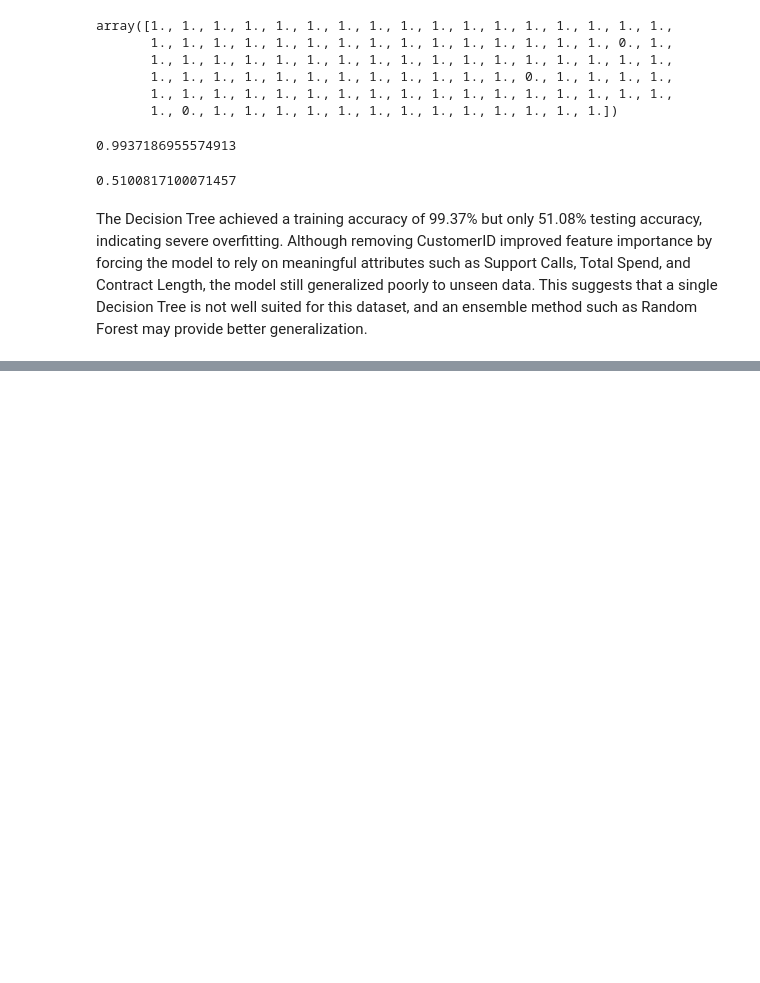
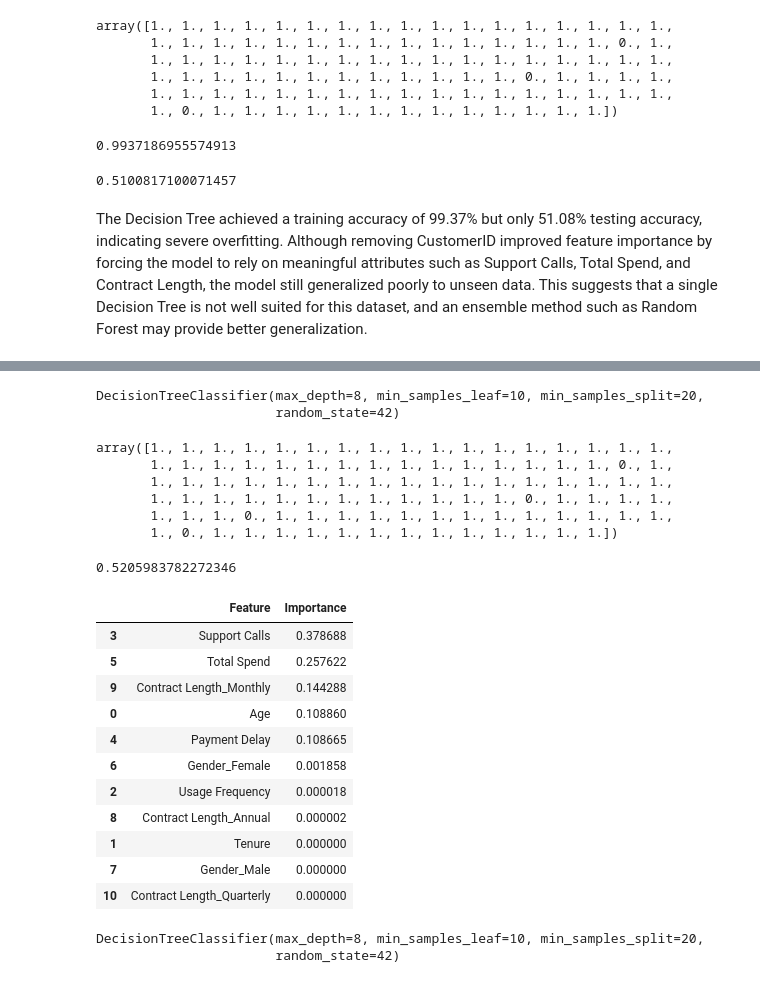
Before and after one commit to mustafagohar-sp/AI-ML-Internship, a Jupyter notebook: Week 2/customer_churn_dt.ipynb, the cells around one changed output, grey strips where cells are left out. Drawn from its saved outputs; the diff is of its cells as text; code cells hidden in the pictures; blank space fills up the shorter version.

```diff
--- a/Week 2/customer_churn_dt.ipynb
+++ b/Week 2/customer_churn_dt.ipynb
@@ -511,0 +523,2 @@ The Decision Tree achieved a training accuracy of 99.37% but only 51.08% testing
+# %%
+random_forest.fit(X_train, y_train)
@@ -511,0 +553,26 @@ The Decision Tree achieved a training accuracy of 99.37% but only 51.08% testing
+# %%
+categorical_columns = [
+    "Gender",
+    "Contract Length"
+]
+
+X_train = pd.get_dummies(X_train, columns=categorical_columns)
+X_test = pd.get_dummies(X_test, columns=categorical_columns)
+
+X_train, X_test = X_train.align(
+    X_test,
+    join="left",
+    axis=1,
+    fill_value=0
+)
+# %%
+d_t =DecisionTreeClassifier(criterion="gini",
+    max_depth=8,
+    min_samples_split=20,
+    min_samples_leaf=10,
+    random_state=42)
+# %%
+d_t.fit(X_train , y_train)
+# %% [output]
+DecisionTreeClassifier(max_depth=8, min_samples_leaf=10, min_samples_split=20,
+                       random_state=42)
@@ -511,0 +581,38 @@ The Decision Tree achieved a training accuracy of 99.37% but only 51.08% testing
+# %%
+y_pred[:100]
+# %% [output]
+array([1., 1., 1., 1., 1., 1., 1., 1., 1., 1., 1., 1., 1., 1., 1., 1., 1.,
+       1., 1., 1., 1., 1., 1., 1., 1., 1., 1., 1., 1., 1., 1., 1., 0., 1.,
+       1., 1., 1., 1., 1., 1., 1., 1., 1., 1., 1., 1., 1., 1., 1., 1., 1.,
+       1., 1., 1., 1., 1., 1., 1., 1., 1., 1., 1., 1., 0., 1., 1., 1., 1.,
+       1., 1., 1., 0., 1., 1., 1., 1., 1., 1., 1., 1., 1., 1., 1., 1., 1.,
+       1., 0., 1., 1., 1., 1., 1., 1., 1., 1., 1., 1., 1., 1., 1.])
+# %%
+d_t.score(X_test , y_test)
+# %% [output]
+0.5205983782272346
+# %%
+feature_importance = pd.DataFrame({
+    "Feature": X_train.columns,
+    "Importance": d_t.feature_importances_
+})
+
+feature_importance = feature_importance.sort_values(
+    by="Importance",
+    ascending=False
+)
+
+feature_importance.head(15)
+# %% [output]
+|  | Feature | Importance |
+| 3 | Support Calls | 0.378688 |
+| 5 | Total Spend | 0.257622 |
+| 9 | Contract Length_Monthly | 0.144288 |
+| 0 | Age | 0.108860 |
+| 4 | Payment Delay | 0.108665 |
+| 6 | Gender_Female | 0.001858 |
+| 2 | Usage Frequency | 0.000018 |
+| 8 | Contract Length_Annual | 0.000002 |
+| 1 | Tenure | 0.000000 |
+| 7 | Gender_Male | 0.000000 |
+| 10 | Contract Length_Quarterly | 0.000000 |
@@ -511,0 +644,5 @@ The Decision Tree achieved a training accuracy of 99.37% but only 51.08% testing
+# %%
+d_t_1.fit(X_train , y_train)
+# %% [output]
+DecisionTreeClassifier(max_depth=8, min_samples_leaf=10, min_samples_split=20,
+                       random_state=42)
```
Also changed, not shown: parts of 17 cells of this notebook.
